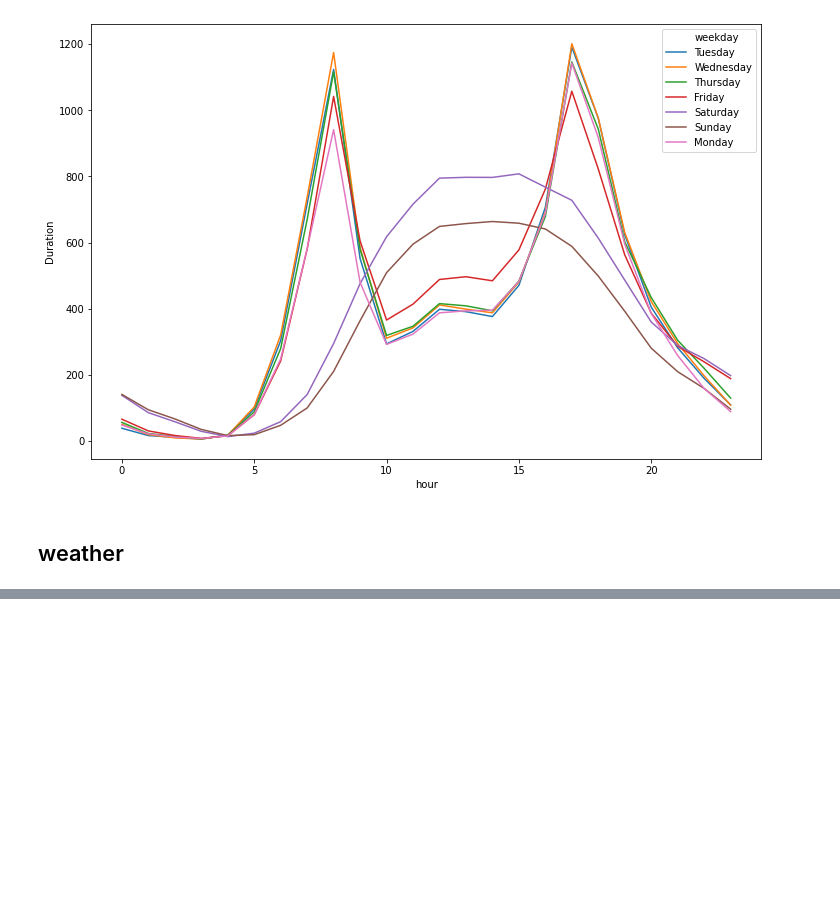
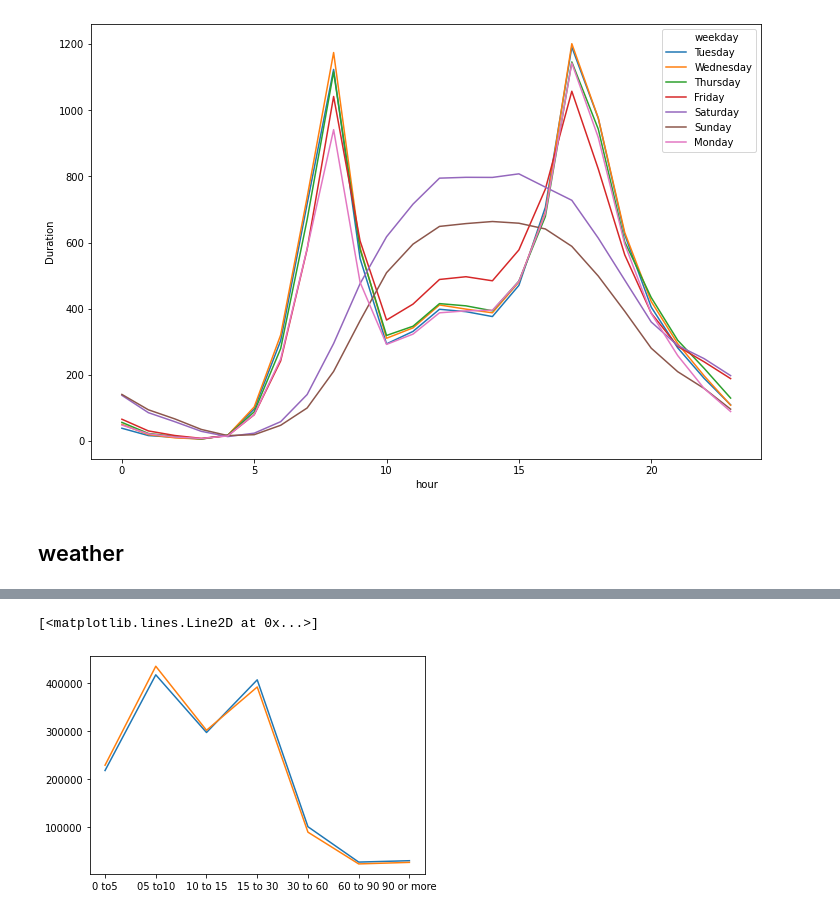
Before and after one commit to GesaJo/Capital-Bike-Dashboard, a Jupyter notebook: Project Capital Bike.ipynb, the cells around one changed output, grey strips where cells are left out. Drawn from its saved outputs; the diff is of its cells as text; code cells hidden in the pictures; blank space fills up the shorter version.

```diff
--- a/Project Capital Bike.ipynb
+++ b/Project Capital Bike.ipynb
@@ -346,0 +352,14 @@ df_plus.groupby("day").mean()
+# %%
+df_plus.loc[(df_plus["Duration"]<=300), "Duration_bins"] = "0 to5"
+df_plus.loc[(df_plus["Duration"]<=600) & (df_plus["Duration"] > 300), "Duration_bins"] = "05 to10"
+df_plus.loc[(df_plus["Duration"]<=900) & (df_plus["Duration"] > 600), "Duration_bins"] = "10 to 15"
+df_plus.loc[(df_plus["Duration"]<=1800) & (df_plus["Duration"] > 900), "Duration_bins"] = "15 to 30"
+df_plus.loc[(df_plus["Duration"]<=3600) & (df_plus["Duration"] > 1800), "Duration_bins"] = "30 to 60"
+df_plus.loc[(df_plus["Duration"]<=5400) & (df_plus["Duration"] > 3600), "Duration_bins"] = "60 to 90"
+df_plus.loc[df_plus["Duration"] > 5400, "Duration_bins"] = "90 or more"
+# %%
+plt.plot(df_plus[df_plus["PRCP"]==0][:1500000].groupby("Duration_bins").count()["Duration"].index, df_plus[df_plus["PRCP"]==0][:1500000].groupby("Duration_bins").count()["Duration"])
+plt.plot(df_plus[df_plus["PRCP"]>0][:1500000].groupby("Duration_bins").count()["Duration"].index, df_plus[(df_plus["PRCP"]>0)][:1500000].groupby("Duration_bins").count()["Duration"])
+# %% [output]
+[<matplotlib.lines.Line2D at 0x...>]
+[figure, added]
```
Also changed, not shown: parts of 19 cells of this notebook, 4 other files.
